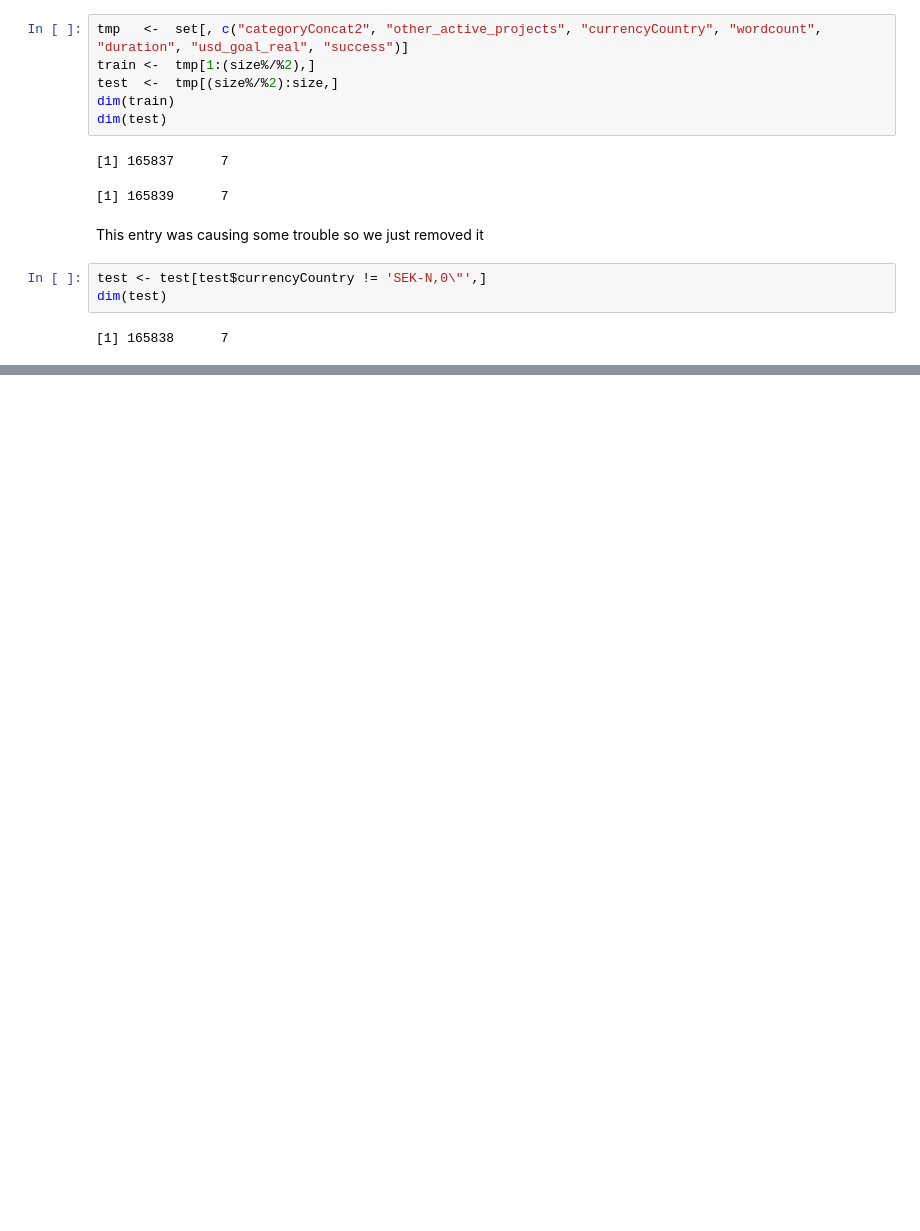
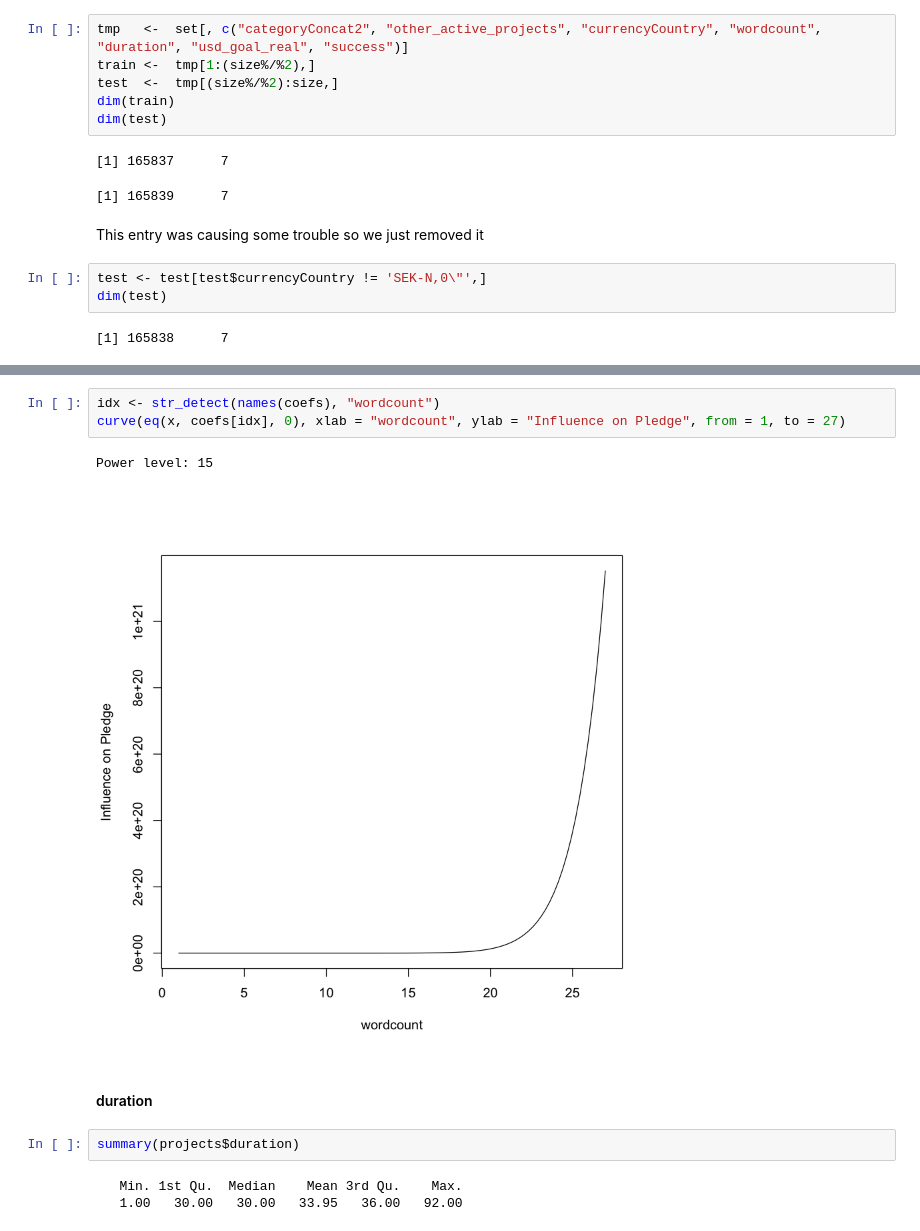
Before and after one commit to MLobo1997/Kickstarter_predictor, a Jupyter notebook: Eval.ipynb, the cells around one changed output, grey strips where cells are left out. Drawn from its saved outputs; the diff is of its cells as text; blank space fills up the shorter version.

```diff
--- a/Eval.ipynb
+++ b/Eval.ipynb
@@ -476,0 +517,13 @@ accuracy
+# %%
+idx <- str_detect(names(coefs), "wordcount")
+curve(eq(x, coefs[idx], 0), xlab = "wordcount", ylab = "Influence on Pledge", from = 1, to = 27)
+# %% [output]
+Power level: 15
+[figure, added]
+# %% [markdown]
+#### duration
+# %%
+summary(projects$duration)
+# %% [output]
+   Min. 1st Qu.  Median    Mean 3rd Qu.    Max.
+   1.00   30.00   30.00   33.95   36.00   92.00
```
Also changed, not shown: parts of 15 cells of this notebook.
